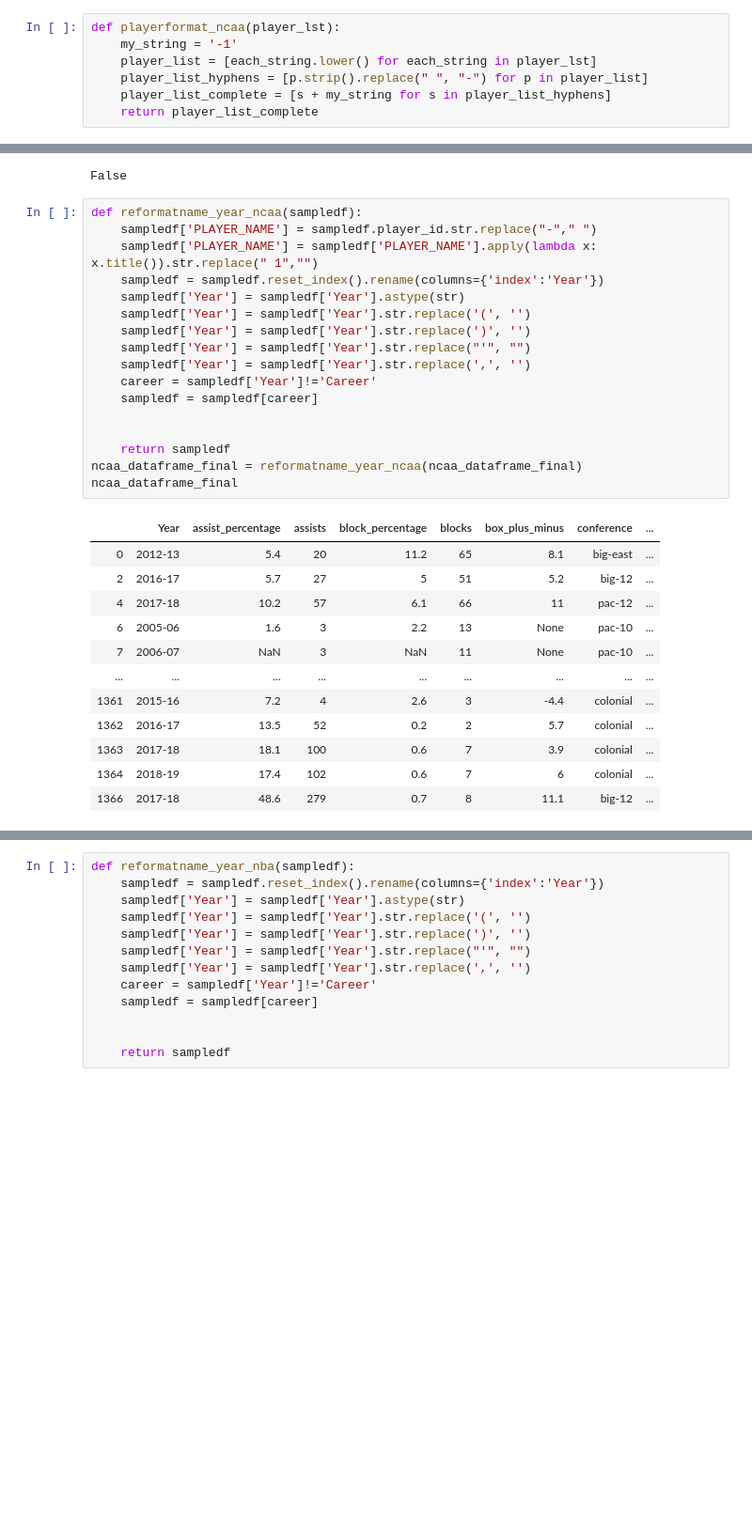
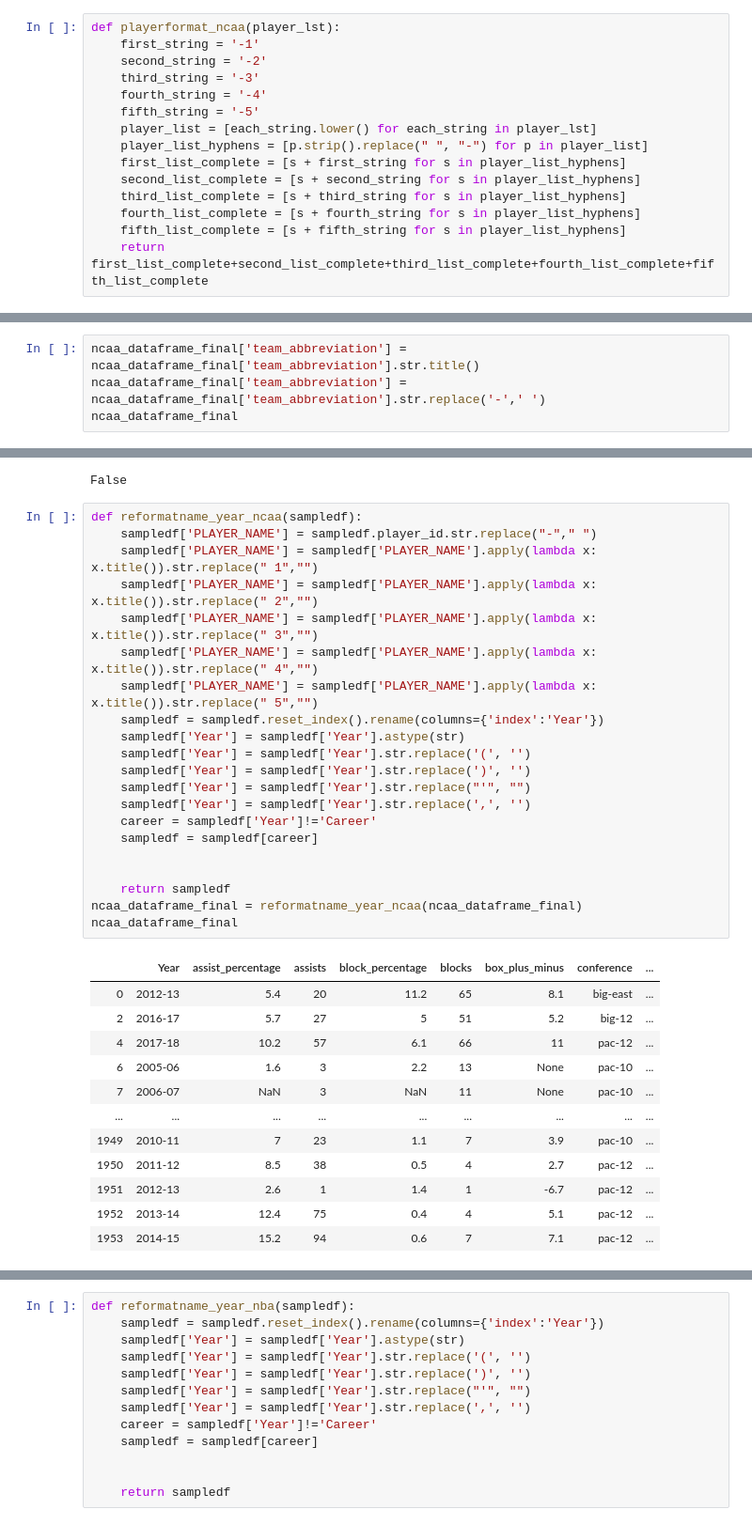
Before and after one commit to aseem645/SIADS591_Project, a Jupyter notebook: NBA_API_Notebook.ipynb, the cells around one changed output, grey strips where cells are left out. Shown at 94% size. Saved outputs shown, nothing was run; the diff lists cells and outputs as text; blank space fills up the shorter version.

```diff
--- a/NBA_API_Notebook.ipynb
+++ b/NBA_API_Notebook.ipynb
@@ -216,11 +251,19 @@ player_list_complete = [s + my_string for s in player_list_hyphens]
 #player_list_complete.remove('eric-hunter-jr.-1')
 # %%
 def playerformat_ncaa(player_lst):
-    my_string = '-1'
+    first_string = '-1'
+    second_string = '-2'
+    third_string = '-3'
+    fourth_string = '-4'
+    fifth_string = '-5'
     player_list = [each_string.lower() for each_string in player_lst]
     player_list_hyphens = [p.strip().replace(" ", "-") for p in player_list]
-    player_list_complete = [s + my_string for s in player_list_hyphens]
-    return player_list_complete
+    first_list_complete = [s + first_string for s in player_list_hyphens]
+    second_list_complete = [s + second_string for s in player_list_hyphens]
+    third_list_complete = [s + third_string for s in player_list_hyphens]
+    fourth_list_complete = [s + fourth_string for s in player_list_hyphens]
+    fifth_list_complete = [s + fifth_string for s in player_list_hyphens]
+    return first_list_complete+second_list_complete+third_list_complete+fourth_list_complete+fifth_list_complete
 # %%
 def ncaa_playerdf(player_lst):
     player_df = pd.DataFrame(columns=ncaa_columns)
@@ -292,0 +336,4 @@ ncaa_dataframe_final
+# %%
+ncaa_dataframe_final['team_abbreviation'] = ncaa_dataframe_final['team_abbreviation'].str.title()
+ncaa_dataframe_final['team_abbreviation'] = ncaa_dataframe_final['team_abbreviation'].str.replace('-',' ')
+ncaa_dataframe_final
@@ -299,30 +360,34 @@ False
 # %%
 def reformatname_year_ncaa(sampledf):
     sampledf['PLAYER_NAME'] = sampledf.player_id.str.replace("-"," ")
     sampledf['PLAYER_NAME'] = sampledf['PLAYER_NAME'].apply(lambda x: x.title()).str.replace(" 1","")
+    sampledf['PLAYER_NAME'] = sampledf['PLAYER_NAME'].apply(lambda x: x.title()).str.replace(" 2","")
+    sampledf['PLAYER_NAME'] = sampledf['PLAYER_NAME'].apply(lambda x: x.title()).str.replace(" 3","")
+    sampledf['PLAYER_NAME'] = sampledf['PLAYER_NAME'].apply(lambda x: x.title()).str.replace(" 4","")
+    sampledf['PLAYER_NAME'] = sampledf['PLAYER_NAME'].apply(lambda x: x.title()).str.replace(" 5","")
     sampledf = sampledf.reset_index().rename(columns={'index':'Year'})
     sampledf['Year'] = sampledf['Year'].astype(str)
     sampledf['Year'] = sampledf['Year'].str.replace('(', '')
     sampledf['Year'] = sampledf['Year'].str.replace(')', '')
     sampledf['Year'] = sampledf['Year'].str.replace("'", "")
     sampledf['Year'] = sampledf['Year'].str.replace(',', '')
     career = sampledf['Year']!='Career'
     sampledf = sampledf[career]
 
 
     return sampledf
 ncaa_dataframe_final = reformatname_year_ncaa(ncaa_dataframe_final)
 ncaa_dataframe_final
 # %% [output]
 |  | Year | assist_percentage | assists | block_percentage | blocks | box_plus_minus | conference | ... |
 | 0 | 2012-13 | 5.4 | 20 | 11.2 | 65 | 8.1 | big-east | ... |
 | 2 | 2016-17 | 5.7 | 27 | 5 | 51 | 5.2 | big-12 | ... |
 | 4 | 2017-18 | 10.2 | 57 | 6.1 | 66 | 11 | pac-12 | ... |
 | 6 | 2005-06 | 1.6 | 3 | 2.2 | 13 | None | pac-10 | ... |
 | 7 | 2006-07 | NaN | 3 | NaN | 11 | None | pac-10 | ... |
 | ... | ... | ... | ... | ... | ... | ... | ... | ... |
-| 1361 | 2015-16 | 7.2 | 4 | 2.6 | 3 | -4.4 | colonial | ... |
-| 1362 | 2016-17 | 13.5 | 52 | 0.2 | 2 | 5.7 | colonial | ... |
-| 1363 | 2017-18 | 18.1 | 100 | 0.6 | 7 | 3.9 | colonial | ... |
-| 1364 | 2018-19 | 17.4 | 102 | 0.6 | 7 | 6 | colonial | ... |
-| 1366 | 2017-18 | 48.6 | 279 | 0.7 | 8 | 11.1 | big-12 | ... |
+| 1949 | 2010-11 | 7 | 23 | 1.1 | 7 | 3.9 | pac-10 | ... |
+| 1950 | 2011-12 | 8.5 | 38 | 0.5 | 4 | 2.7 | pac-12 | ... |
+| 1951 | 2012-13 | 2.6 | 1 | 1.4 | 1 | -6.7 | pac-12 | ... |
+| 1952 | 2013-14 | 12.4 | 75 | 0.4 | 4 | 5.1 | pac-12 | ... |
+| 1953 | 2014-15 | 15.2 | 94 | 0.6 | 7 | 7.1 | pac-12 | ... |
```
Also changed, not shown: parts of 37 cells of this notebook, 8 other files.
